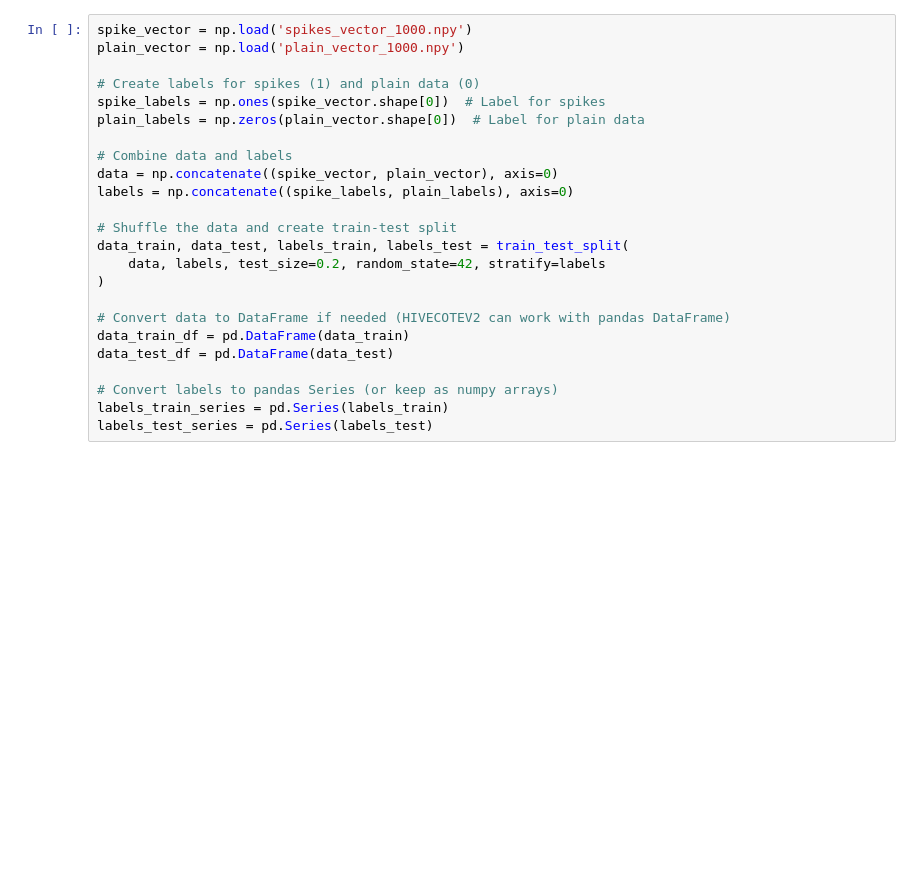
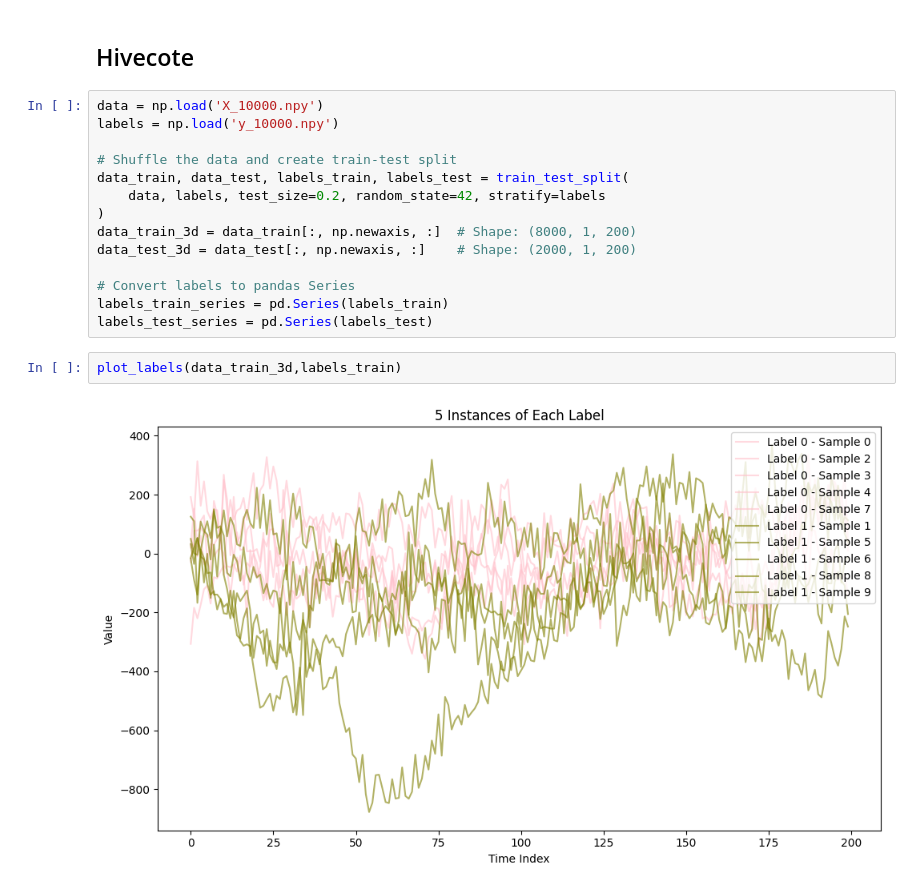
Before and after one commit to Whitesheep18/retinal-ecap-detection, a Jupyter notebook: mlp_spike_detection/hivecotev2.ipynb, the cells around one changed output. Drawn from its saved outputs; the diff is of its cells as text; blank space fills up the shorter version.

```diff
--- a/mlp_spike_detection/hivecotev2.ipynb
+++ b/mlp_spike_detection/hivecotev2.ipynb
@@ -7,25 +129,21 @@ import numpy as np
+# %% [markdown]
+## Hivecote
 # %%
-spike_vector = np.load('spikes_vector_1000.npy')
-plain_vector = np.load('plain_vector_1000.npy')
-
-# Create labels for spikes (1) and plain data (0)
-spike_labels = np.ones(spike_vector.shape[0])  # Label for spikes
-plain_labels = np.zeros(plain_vector.shape[0])  # Label for plain data
-
-# Combine data and labels
-data = np.concatenate((spike_vector, plain_vector), axis=0)
-labels = np.concatenate((spike_labels, plain_labels), axis=0)
+data = np.load('X_10000.npy')
+labels = np.load('y_10000.npy')
 
 # Shuffle the data and create train-test split
 data_train, data_test, labels_train, labels_test = train_test_split(
     data, labels, test_size=0.2, random_state=42, stratify=labels
 )
+data_train_3d = data_train[:, np.newaxis, :]  # Shape: (8000, 1, 200)
+data_test_3d = data_test[:, np.newaxis, :]    # Shape: (2000, 1, 200)
 
-# Convert data to DataFrame if needed (HIVECOTEV2 can work with pandas DataFrame)
-data_train_df = pd.DataFrame(data_train)
-data_test_df = pd.DataFrame(data_test)
-
-# Convert labels to pandas Series (or keep as numpy arrays)
+# Convert labels to pandas Series
 labels_train_series = pd.Series(labels_train)
 labels_test_series = pd.Series(labels_test)
+# %%
+plot_labels(data_train_3d,labels_train)
+# %% [output]
+[figure, added]
 # %%
```
Also changed, not shown: parts of 19 cells of this notebook, 4 other files.
